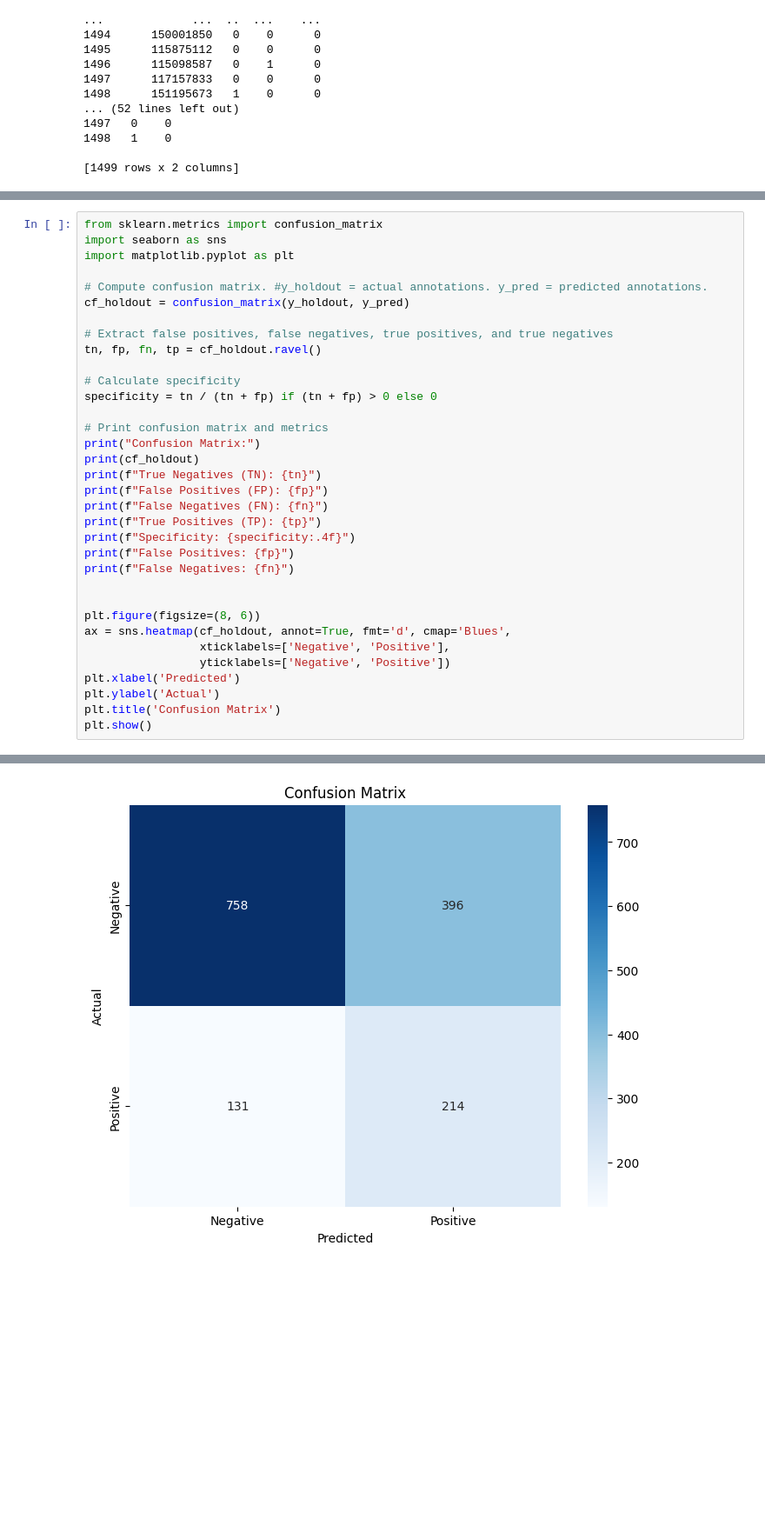
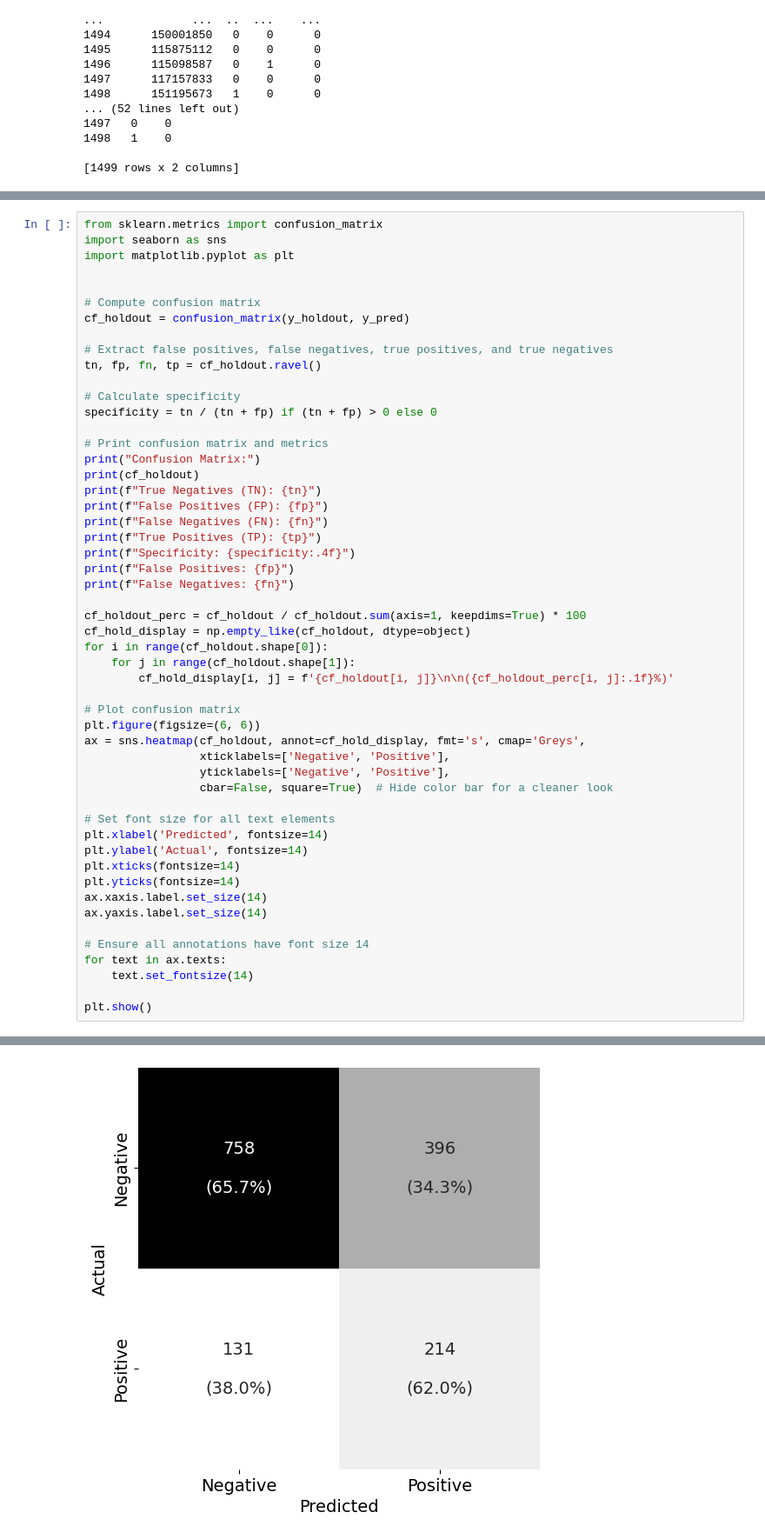
Before and after one commit to bdsp-core/SDH-EHR-Phenotyping-NAX, a Jupyter notebook: Step16_CPT_random_forest_Draft_15.ipynb, the cells around one changed output, grey strips where cells are left out. Shown at 87% size. Cells and saved outputs as stored; diff of their text form; blank space fills up the shorter version.

Commit message:
updated plots

```diff
--- a/Step16_CPT_random_forest_Draft_15.ipynb
+++ b/Step16_CPT_random_forest_Draft_15.ipynb
@@ -757,45 +832,63 @@ from sklearn.metrics import confusion_matrix
 import seaborn as sns
 import matplotlib.pyplot as plt
 
-# Compute confusion matrix. #y_holdout = actual annotations. y_pred = predicted annotations.
+
+# Compute confusion matrix
 cf_holdout = confusion_matrix(y_holdout, y_pred)
 
 # Extract false positives, false negatives, true positives, and true negatives
 tn, fp, fn, tp = cf_holdout.ravel()
 
 # Calculate specificity
 specificity = tn / (tn + fp) if (tn + fp) > 0 else 0
 
 # Print confusion matrix and metrics
 print("Confusion Matrix:")
 print(cf_holdout)
 print(f"True Negatives (TN): {tn}")
 print(f"False Positives (FP): {fp}")
 print(f"False Negatives (FN): {fn}")
 print(f"True Positives (TP): {tp}")
 print(f"Specificity: {specificity:.4f}")
 print(f"False Positives: {fp}")
 print(f"False Negatives: {fn}")
 
+cf_holdout_perc = cf_holdout / cf_holdout.sum(axis=1, keepdims=True) * 100
+cf_hold_display = np.empty_like(cf_holdout, dtype=object)
+for i in range(cf_holdout.shape[0]):
+    for j in range(cf_holdout.shape[1]):
+        cf_hold_display[i, j] = f'{cf_holdout[i, j]}\n\n({cf_holdout_perc[i, j]:.1f}%)'
 
-plt.figure(figsize=(8, 6))
-ax = sns.heatmap(cf_holdout, annot=True, fmt='d', cmap='Blues',
+# Plot confusion matrix
+plt.figure(figsize=(6, 6))
+ax = sns.heatmap(cf_holdout, annot=cf_hold_display, fmt='s', cmap='Greys',
                  xticklabels=['Negative', 'Positive'],
-                 yticklabels=['Negative', 'Positive'])
-plt.xlabel('Predicted')
-plt.ylabel('Actual')
-plt.title('Confusion Matrix')
+                 yticklabels=['Negative', 'Positive'],
+                 cbar=False, square=True)  # Hide color bar for a cleaner look
+
+# Set font size for all text elements
+plt.xlabel('Predicted', fontsize=14)
+plt.ylabel('Actual', fontsize=14)
+plt.xticks(fontsize=14)
+plt.yticks(fontsize=14)
+ax.xaxis.label.set_size(14)
+ax.yaxis.label.set_size(14)
+
+# Ensure all annotations have font size 14
+for text in ax.texts:
+    text.set_fontsize(14)
+
 plt.show()
 # %% [output]
 Confusion Matrix:
 [[758 396]
  [131 214]]
 True Negatives (TN): 758
 False Positives (FP): 396
 False Negatives (FN): 131
 True Positives (TP): 214
 Specificity: 0.6568
 False Positives: 396
 False Negatives: 131
-[figure, old version]
+[figure, new version]
 # %%
```
Also changed, not shown: parts of 9 cells of this notebook, 53 other files.
